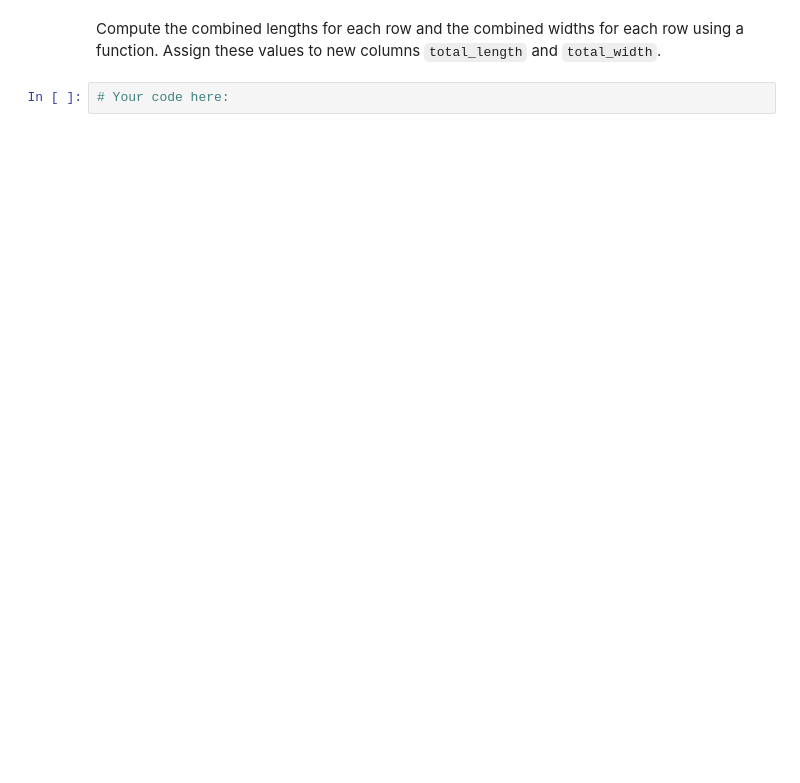
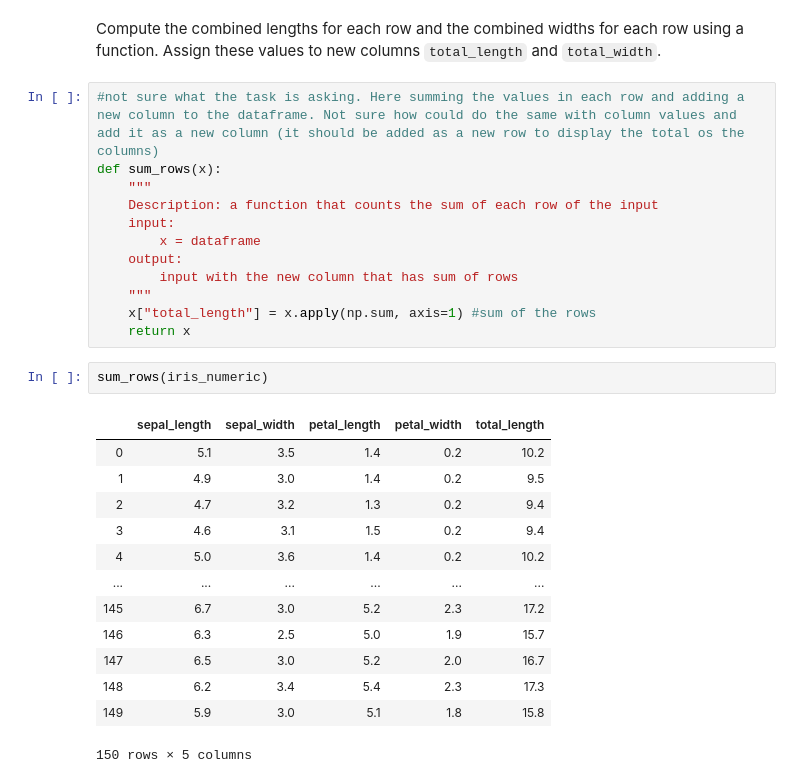
Before and after one commit to ta-datapt-bcn/lab-functional-programming, a Jupyter notebook: your-code/main.ipynb, the cells around one changed output. Cells and saved outputs as stored; diff of their text form; blank space fills up the shorter version.

```diff
--- a/your-code/main.ipynb
+++ b/your-code/main.ipynb
@@ -149,4 +321,30 @@ Read more about applying functions to either rows or columns [here](https://pand
 # %% [markdown]
 Compute the combined lengths for each row and the combined widths for each row using a function. Assign these values to new columns `total_length` and `total_width`.
-# %%
-# Your code here:
+# %%
+#not sure what the task is asking. Here summing the values in each row and adding a new column to the dataframe. Not sure how could do the same with column values and add it as a new column (it should be added as a new row to display the total os the columns)
+def sum_rows(x):
+    """
+    Description: a function that counts the sum of each row of the input
+    input:
+        x = dataframe
+    output:
+        input with the new column that has sum of rows
+    """
+    x["total_length"] = x.apply(np.sum, axis=1) #sum of the rows
+    return x
+# %%
+sum_rows(iris_numeric)
+# %% [output]
+|  | sepal_length | sepal_width | petal_length | petal_width | total_length |
+| 0 | 5.1 | 3.5 | 1.4 | 0.2 | 10.2 |
+| 1 | 4.9 | 3.0 | 1.4 | 0.2 | 9.5 |
+| 2 | 4.7 | 3.2 | 1.3 | 0.2 | 9.4 |
+| 3 | 4.6 | 3.1 | 1.5 | 0.2 | 9.4 |
+| 4 | 5.0 | 3.6 | 1.4 | 0.2 | 10.2 |
+| ... | ... | ... | ... | ... | ... |
+| 145 | 6.7 | 3.0 | 5.2 | 2.3 | 17.2 |
+| 146 | 6.3 | 2.5 | 5.0 | 1.9 | 15.7 |
+| 147 | 6.5 | 3.0 | 5.2 | 2.0 | 16.7 |
+| 148 | 6.2 | 3.4 | 5.4 | 2.3 | 17.3 |
+| 149 | 5.9 | 3.0 | 5.1 | 1.8 | 15.8 |
+150 rows × 5 columns
```
Also changed, not shown: parts of 25 cells of this notebook, 3 other files.
